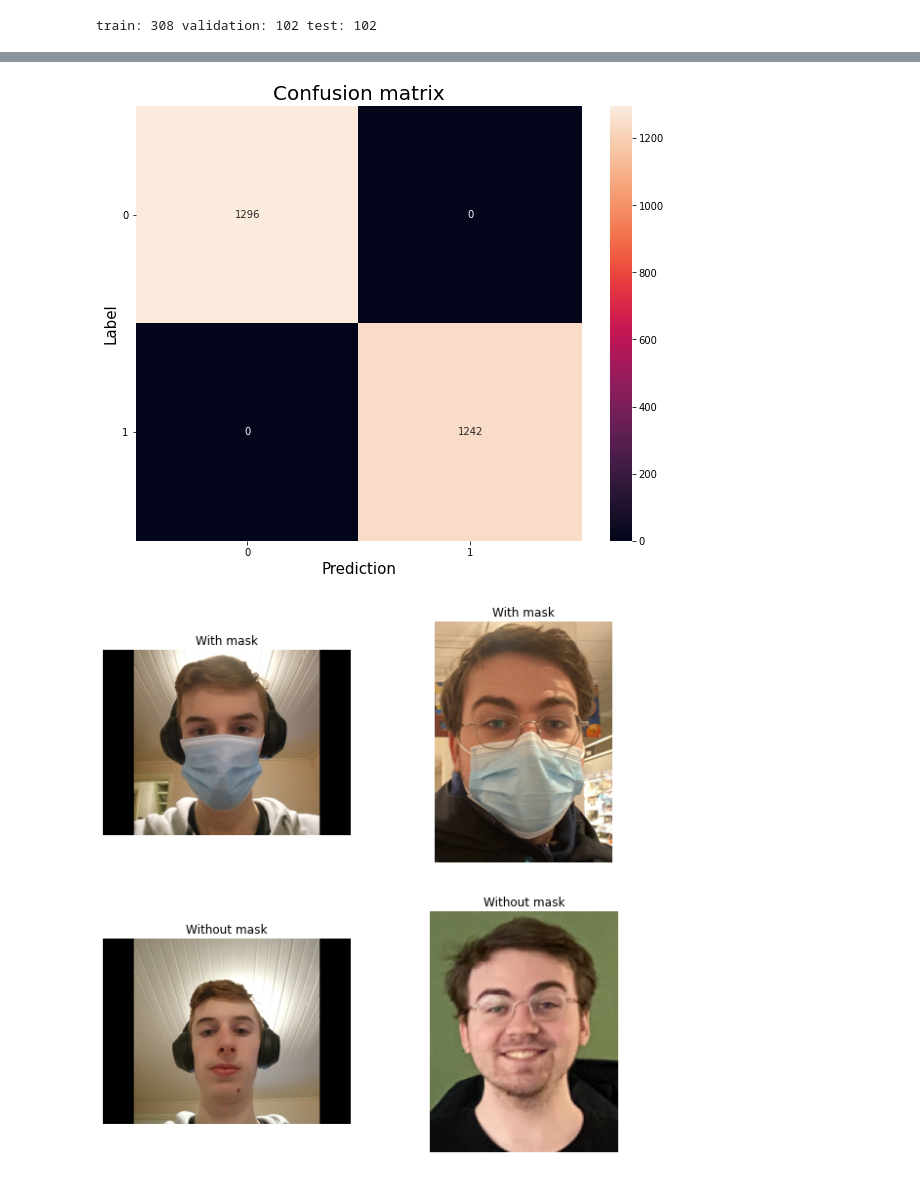
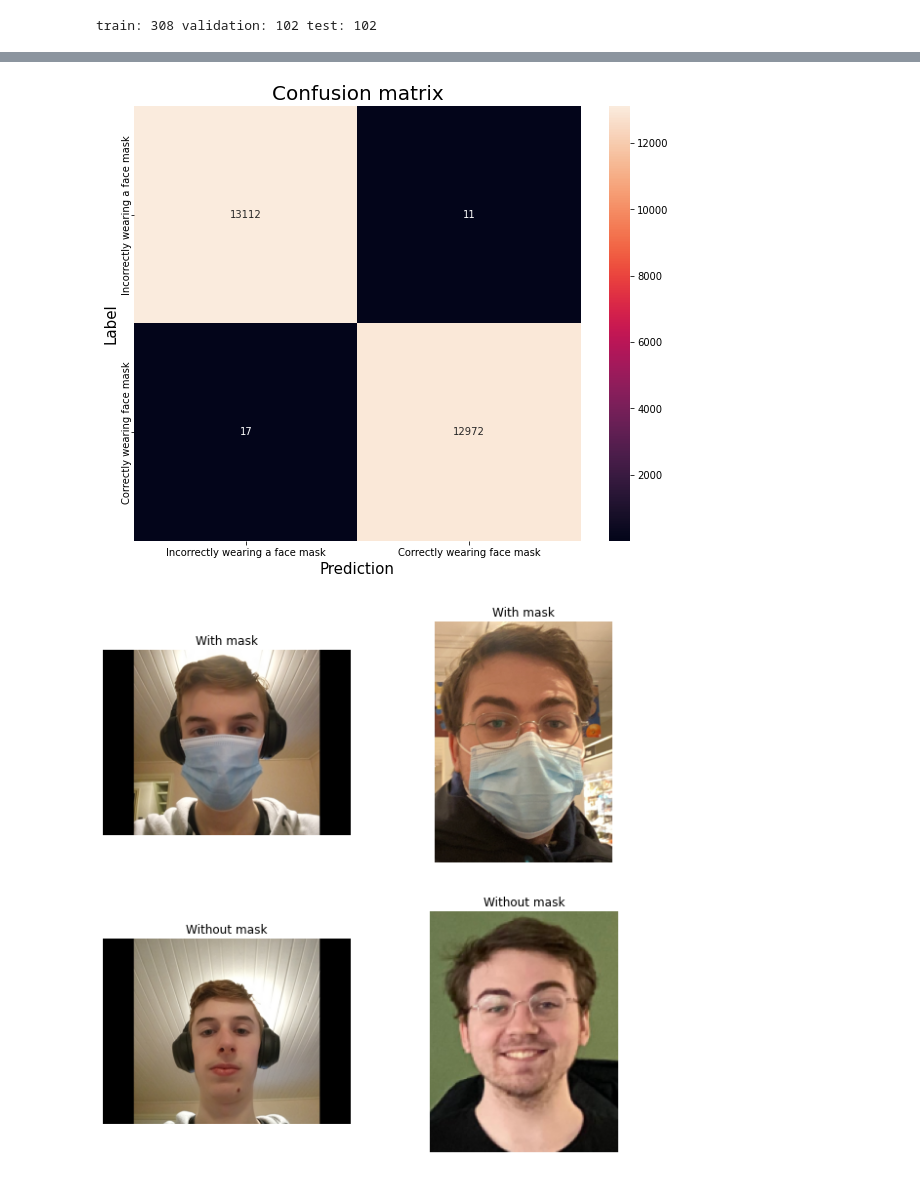
Before and after one commit to metalglove/mask-detection, a Jupyter notebook: notebooks/2 - Evaluating deep learning models.ipynb, the cells around one changed output, grey strips where cells are left out. Cells and saved outputs as stored; diff of their text form; code cells hidden in the pictures.

Commit message:
Updated confusion matrix with better labels

```diff
--- a/notebooks/2 - Evaluating deep learning models.ipynb
+++ b/notebooks/2 - Evaluating deep learning models.ipynb
@@ -88,6 +90,7 @@ judge_model = tf.keras.models.load_model(root_path + '/models/judge_cnn')
 train: 308 validation: 102 test: 102
 # %%
 metrics = [
+    'acc',
     tf.keras.metrics.TruePositives(),
     tf.keras.metrics.TrueNegatives(),
     tf.keras.metrics.FalseNegatives(),
@@ -95,5 +98,5 @@ metrics = [
 ]
 judge_model.compile(metrics=metrics, optimizer='adam', loss='bce')
 # %%
-metrics = judge_model.evaluate(judge_ds.test_ds, verbose=1, batch_size=batch_size, steps=ds.test_size)
+metrics = judge_model.evaluate(judge_ds.test_ds, verbose=1, batch_size=batch_size, steps=judge_ds.test_size)
 # %% [output]
@@ -101,14 +104,15 @@ metrics = judge_model.evaluate(judge_ds.test_ds, verbose=1, batch_size=batch_siz
 # %%
-confusion_mtx = [[metrics[2], metrics[3]], [metrics[4], metrics[1]]]
+confusion_mtx = [[metrics[3], metrics[4]], [metrics[5], metrics[2]]]
 plt.figure(figsize=(10, 8))
-sns.heatmap(confusion_mtx,  annot=True, fmt='g')
+ax = sns.heatmap(confusion_mtx, annot=True, fmt='g')
 plt.title("Confusion matrix", fontsize=20)
 plt.xlabel('Prediction', fontsize=15)
 plt.ylabel('Label', fontsize=15)
-plt.yticks(rotation=0)
+plt.xticks([0.5, 1.5], ["Incorrectly wearing a face mask", "Correctly wearing face mask"], horizontalalignment='center')
+plt.yticks([0.5, 1.5], ["Incorrectly wearing a face mask", "Correctly wearing face mask"], horizontalalignment='center', verticalalignment='center')
 plt.show()
 # %% [output]
-[figure, old version]
+[figure, new version]
 # %%
 import PIL
 path = pathlib.Path(root_path + '/data/self_images')
```
Also changed, not shown: parts of 5 cells of this notebook, 1 other file.
